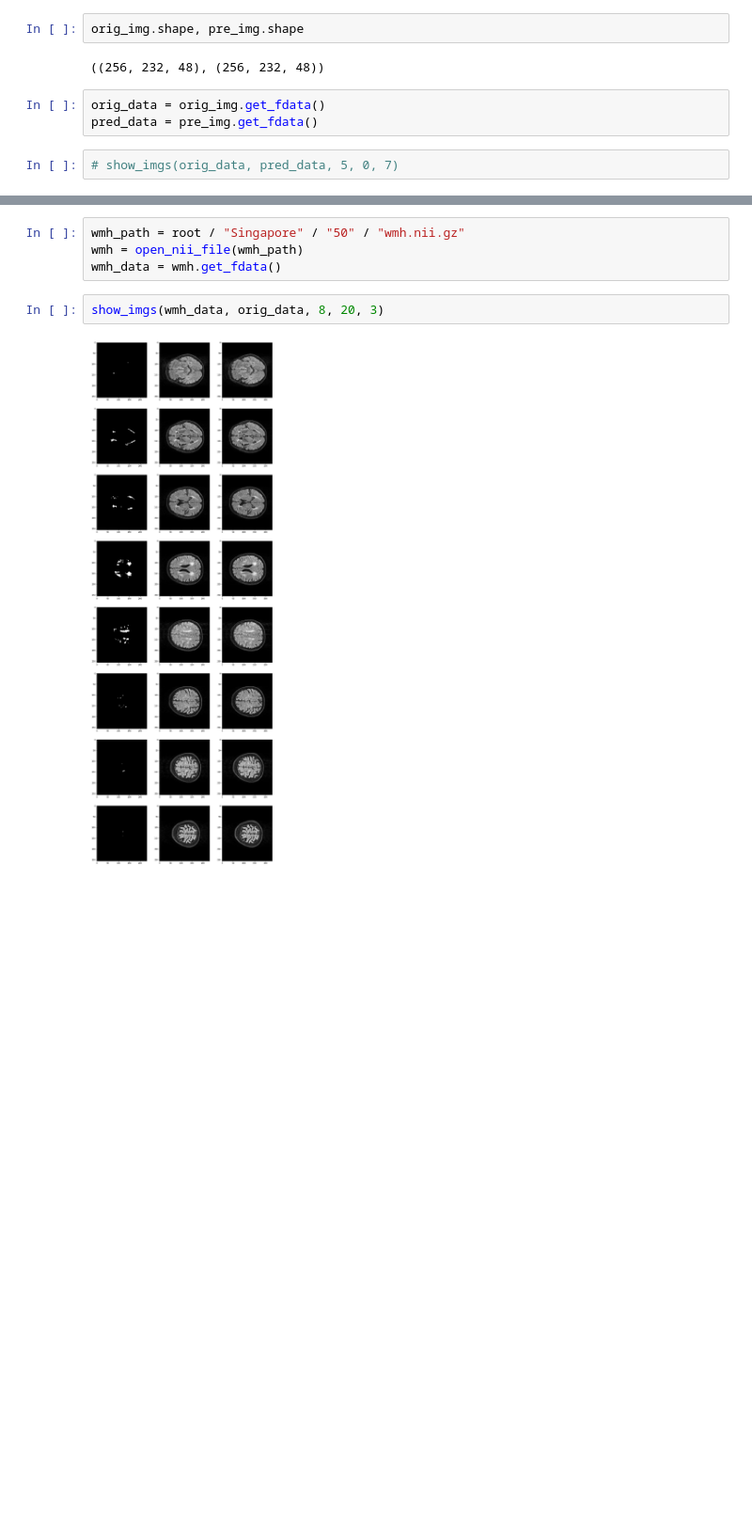
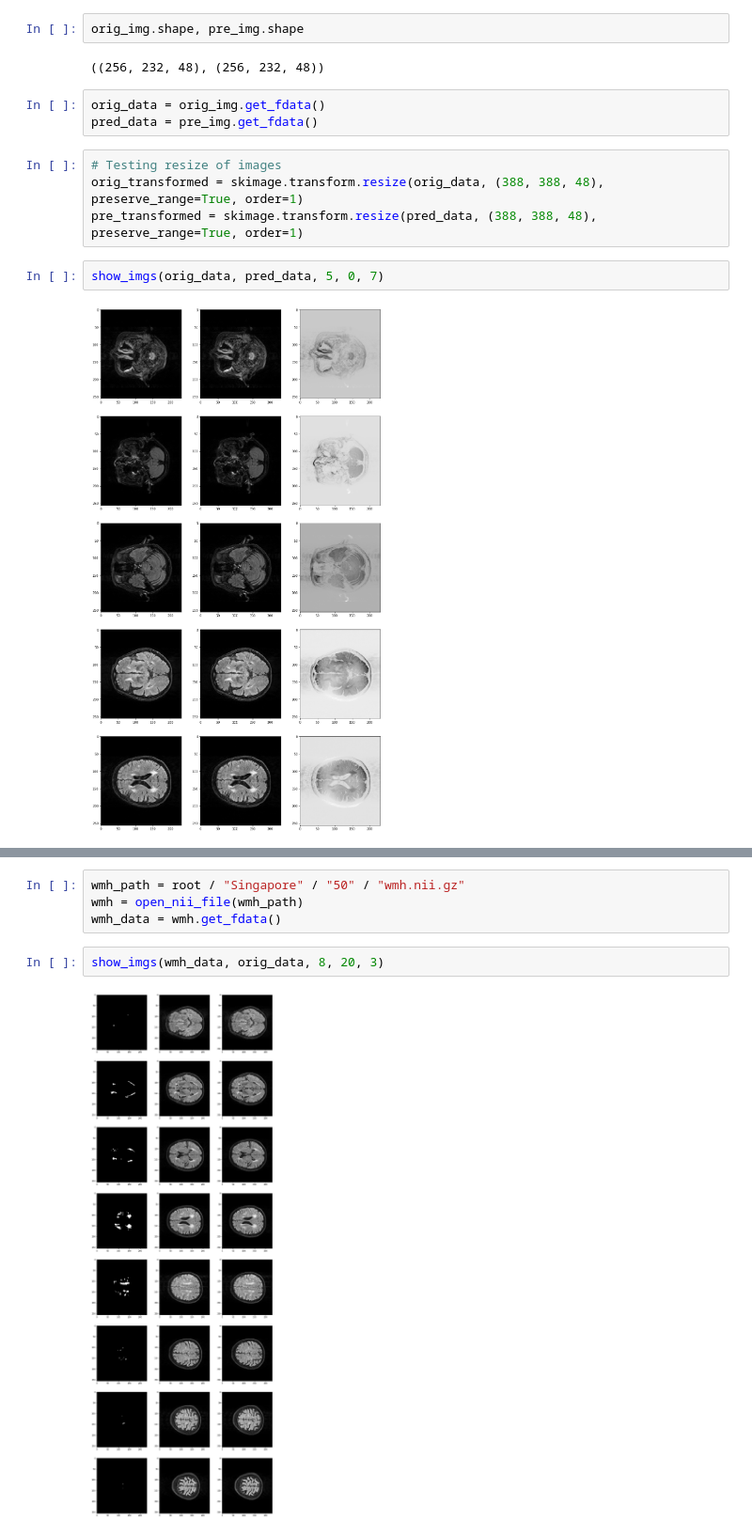
Before and after one commit to davidchen9830/wmh_challenge_segmentation, a Jupyter notebook: models/explore_datasets.ipynb, the cells around one changed output, grey strips where cells are left out. Shown at 94% size. Cells and saved outputs as stored; diff of their text form; blank space fills up the shorter version.

```diff
--- a/models/explore_datasets.ipynb
+++ b/models/explore_datasets.ipynb
@@ -45,5 +47,11 @@ orig_img.shape, pre_img.shape
 # %%
 orig_data = orig_img.get_fdata()
 pred_data = pre_img.get_fdata()
+# %%
+# Testing resize of images
+orig_transformed = skimage.transform.resize(orig_data, (388, 388, 48), preserve_range=True, order=1)
+pre_transformed = skimage.transform.resize(pred_data, (388, 388, 48), preserve_range=True, order=1)
 # %%
-# show_imgs(orig_data, pred_data, 5, 0, 7)
+show_imgs(orig_data, pred_data, 5, 0, 7)
+# %% [output]
+[figure, added]
```
Also changed, not shown: parts of 2 cells of this notebook, 4 other files.
